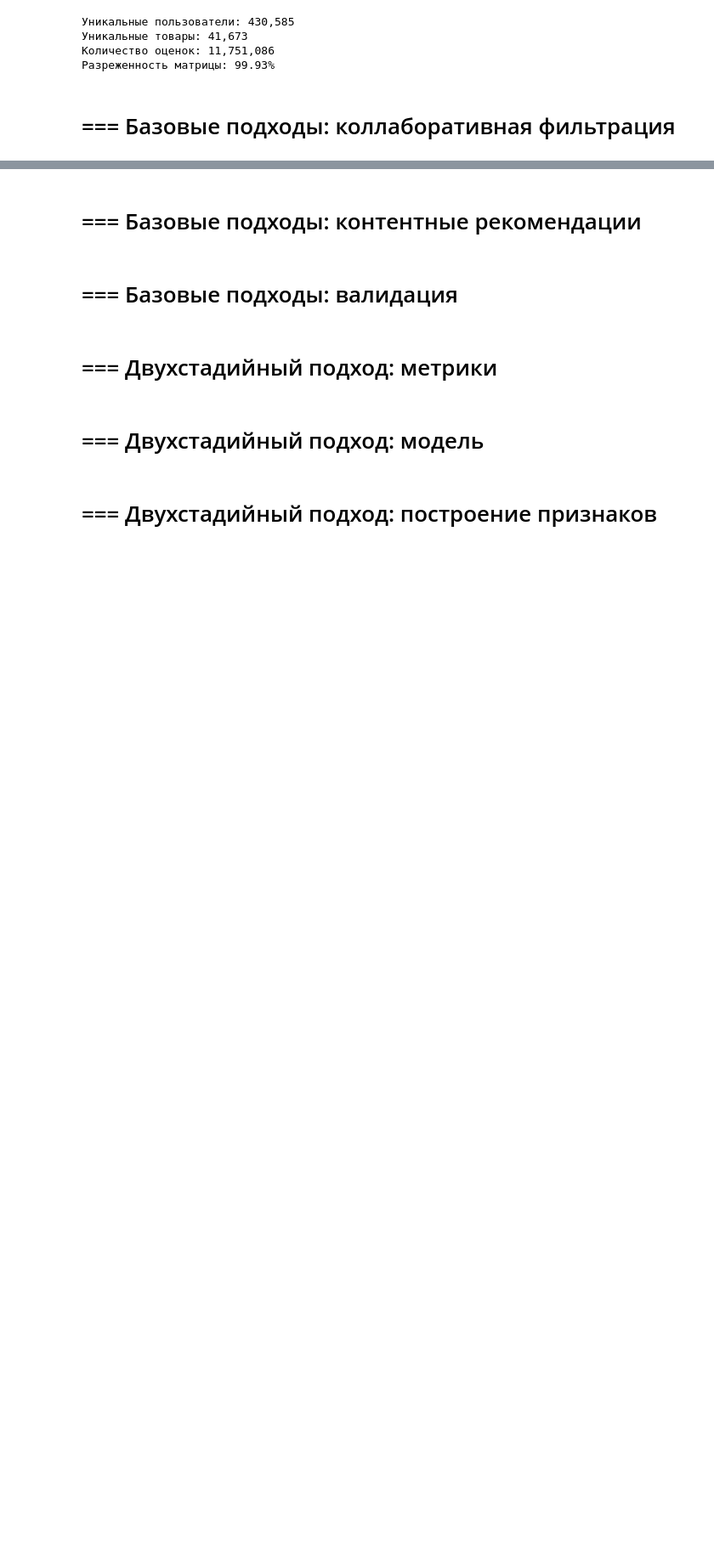
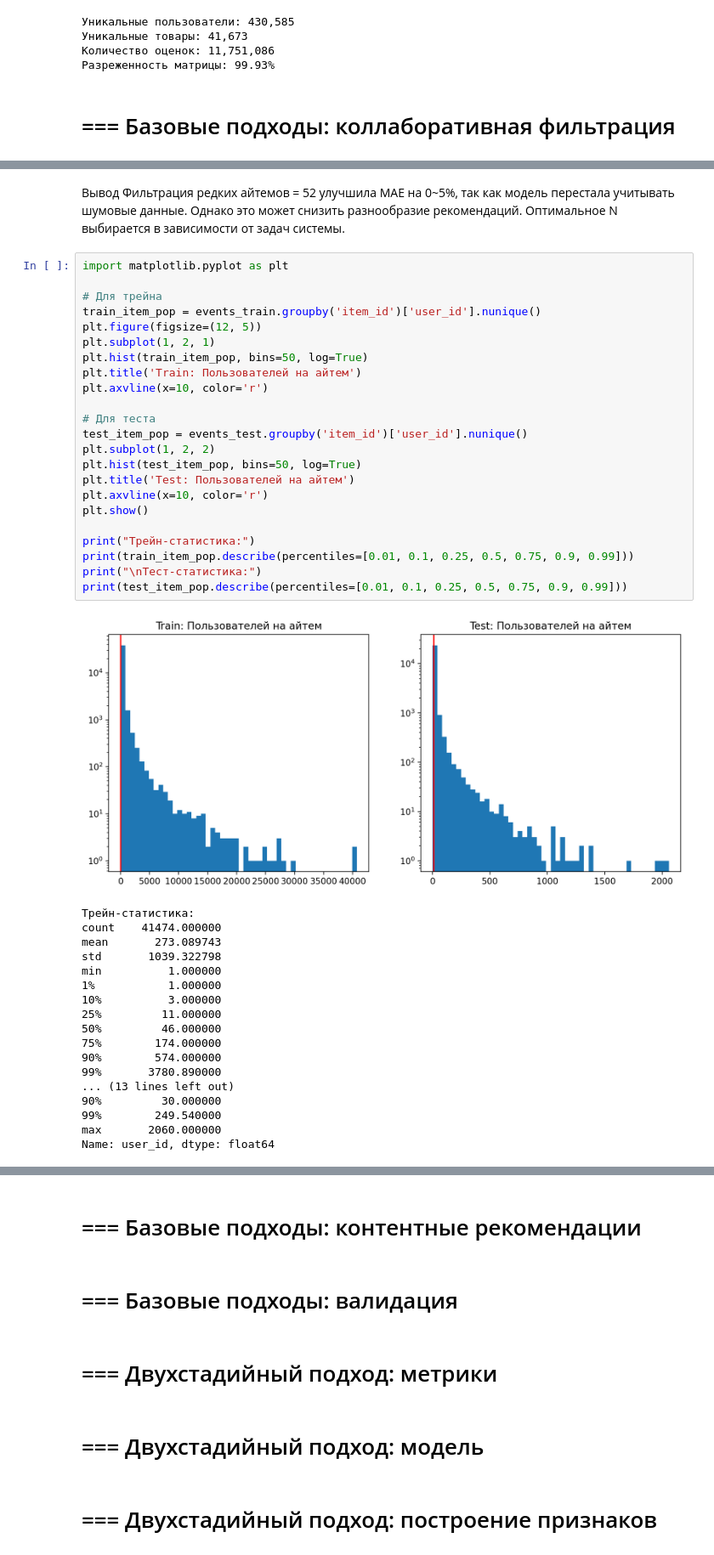
Before and after one commit to ozerge/mle-recsys-start, a Jupyter notebook: main_offline.ipynb, the cells around one changed output, grey strips where cells are left out. Shown at 85% size. Cells and saved outputs as stored; diff of their text form; blank space fills up the shorter version.

```diff
--- a/main_offline.ipynb
+++ b/main_offline.ipynb
@@ -312,0 +465,45 @@ print(
+# %% [markdown]
+Вывод
+Фильтрация редких айтемов   = 52 улучшила MAE на 0~5%, так как модель перестала учитывать шумовые данные. Однако это может снизить разнообразие рекомендаций. Оптимальное N выбирается в зависимости от задач системы.
+# %%
+import matplotlib.pyplot as plt
+
+# Для трейна
+train_item_pop = events_train.groupby('item_id')['user_id'].nunique()
+plt.figure(figsize=(12, 5))
+plt.subplot(1, 2, 1)
+plt.hist(train_item_pop, bins=50, log=True)
+plt.title('Train: Пользователей на айтем')
+plt.axvline(x=10, color='r')
+
+# Для теста
+test_item_pop = events_test.groupby('item_id')['user_id'].nunique()
+plt.subplot(1, 2, 2)
+plt.hist(test_item_pop, bins=50, log=True)
+plt.title('Test: Пользователей на айтем')
+plt.axvline(x=10, color='r')
+plt.show()
+
+print("Трейн-статистика:")
+print(train_item_pop.describe(percentiles=[0.01, 0.1, 0.25, 0.5, 0.75, 0.9, 0.99]))
+print("\nТест-статистика:")
+print(test_item_pop.describe(percentiles=[0.01, 0.1, 0.25, 0.5, 0.75, 0.9, 0.99]))
+# %% [output]
+[figure, added]
+Трейн-статистика:
+count    41474.000000
+mean       273.089743
+std       1039.322798
+min          1.000000
+1%           1.000000
+10%          3.000000
+25%         11.000000
+50%         46.000000
+75%        174.000000
+90%        574.000000
+99%       3780.890000
+... (13 lines left out)
+90%         30.000000
+99%        249.540000
+max       2060.000000
+Name: user_id, dtype: float64
```
Also changed, not shown: parts of 20 cells of this notebook, 1 other file.
